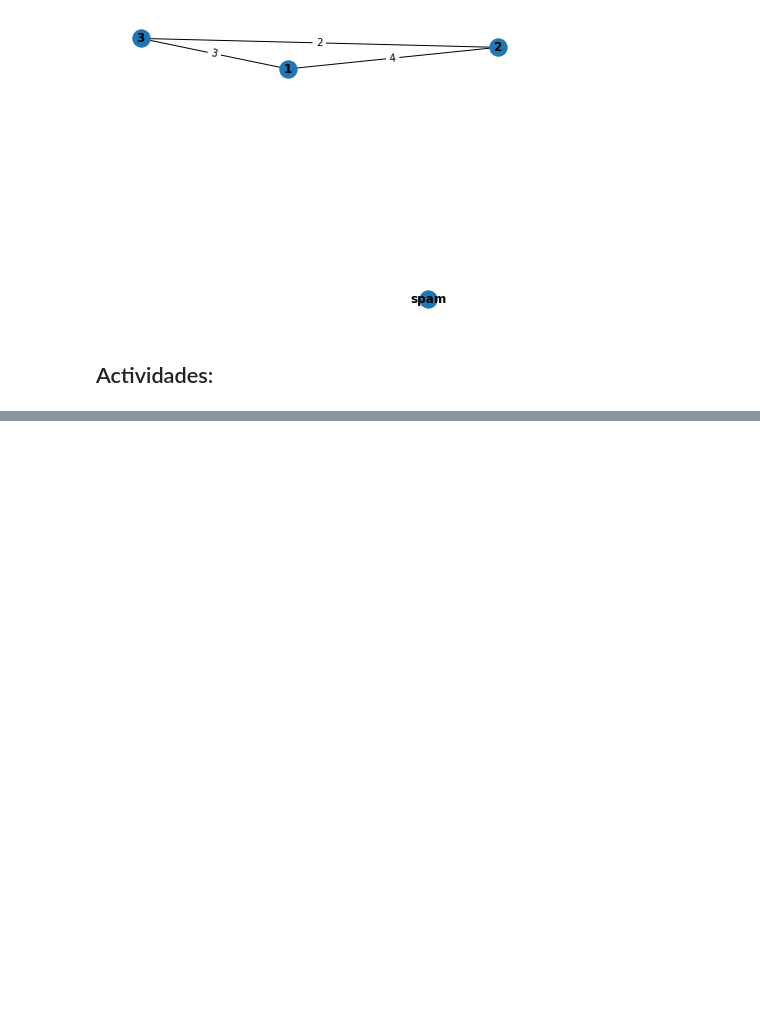
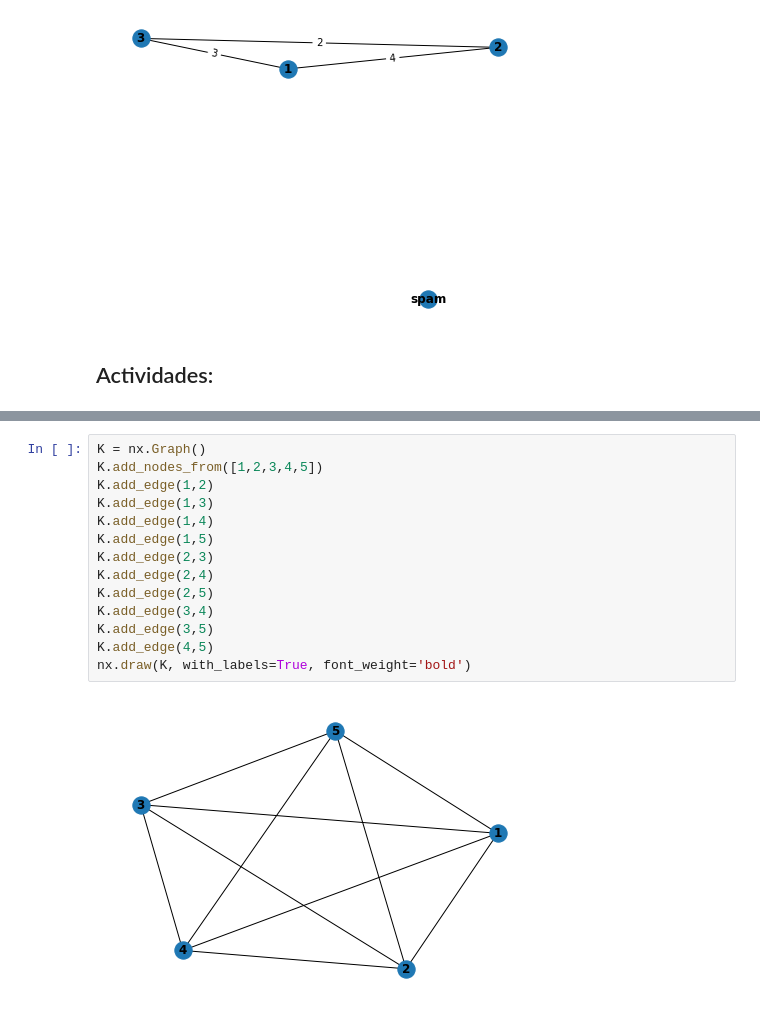
Before and after one commit to CaroRuiz92/Practicas-Programacion-II-Python, a Jupyter notebook: Pract-5-UGrafos.ipynb, the cells around one changed output, grey strips where cells are left out. Drawn from its saved outputs; the diff is of its cells as text; blank space fills up the shorter version.

```diff
--- a/Pract-5-UGrafos.ipynb
+++ b/Pract-5-UGrafos.ipynb
@@ -59,0 +115,16 @@ nx.draw_networkx_edge_labels(G, pos=pos, edge_labels=edge_labels)
+# %%
+K = nx.Graph()
+K.add_nodes_from([1,2,3,4,5])
+K.add_edge(1,2)
+K.add_edge(1,3)
+K.add_edge(1,4)
+K.add_edge(1,5)
+K.add_edge(2,3)
+K.add_edge(2,4)
+K.add_edge(2,5)
+K.add_edge(3,4)
+K.add_edge(3,5)
+K.add_edge(4,5)
+nx.draw(K, with_labels=True, font_weight='bold')
+# %% [output]
+[figure, added]
```
Also changed, not shown: parts of 5 cells of this notebook.
